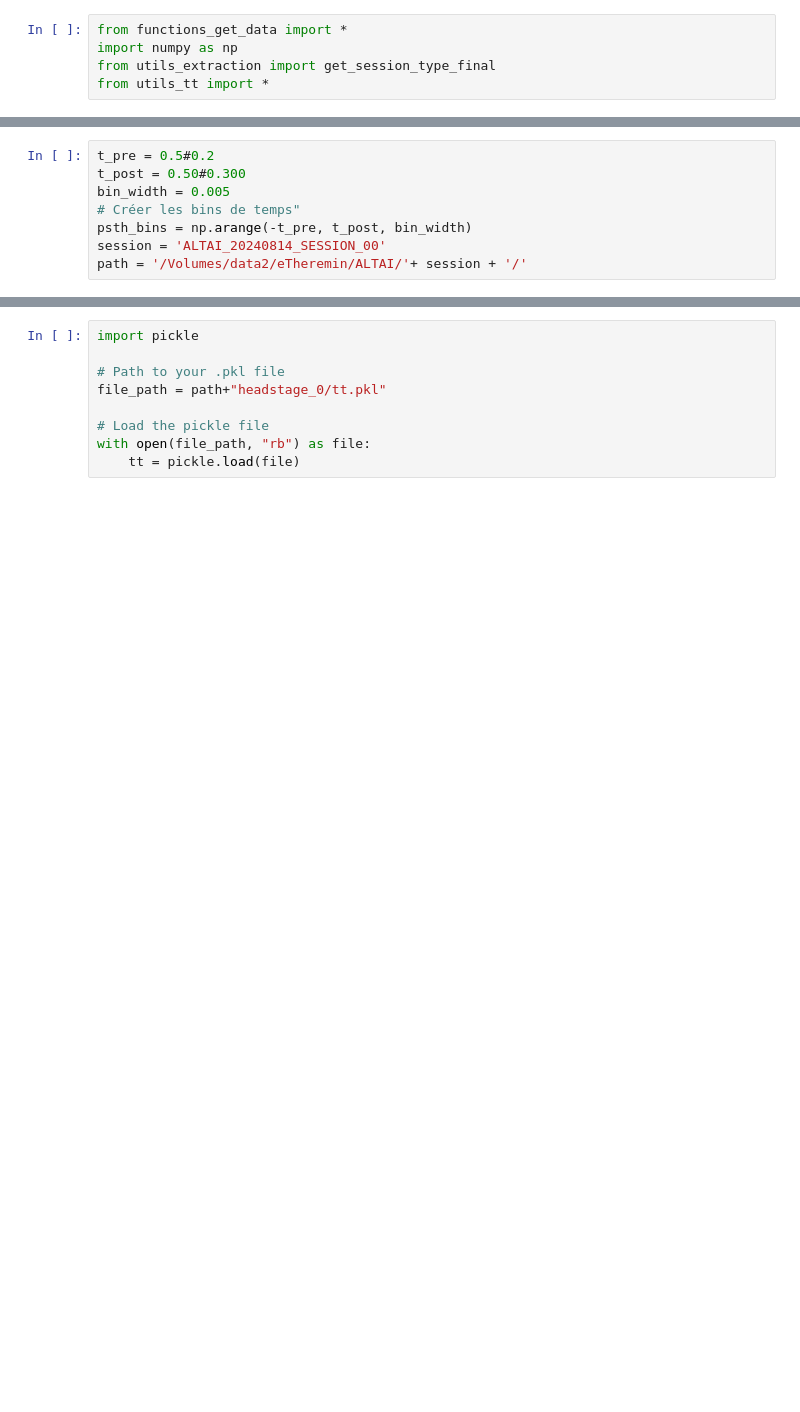
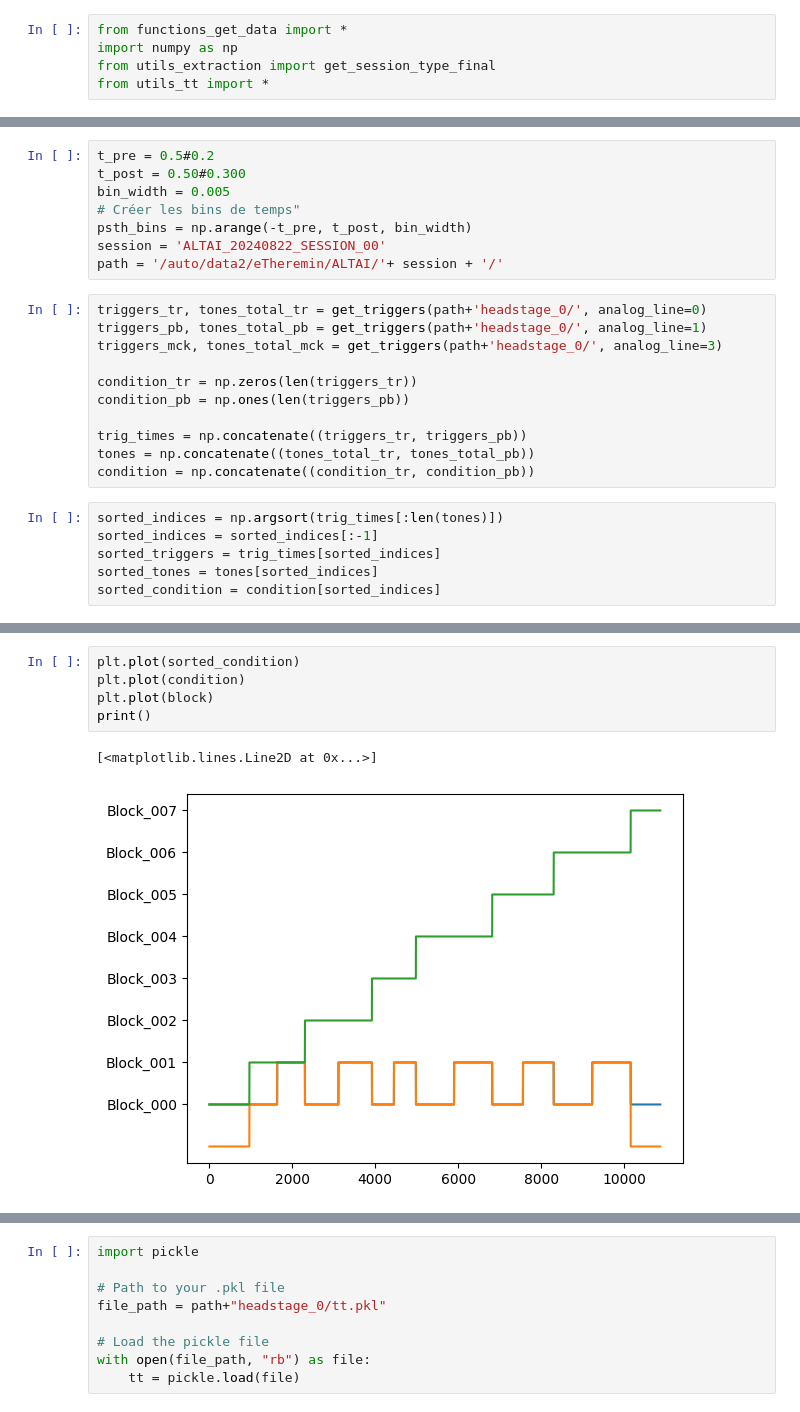
Before and after one commit to felicielevinton/extraction, a Jupyter notebook: test_new_psth.ipynb, the cells around one changed output, grey strips where cells are left out. Cells and saved outputs as stored; diff of their text form; blank space fills up the shorter version.

```diff
--- a/test_new_psth.ipynb
+++ b/test_new_psth.ipynb
@@ -15,5 +50,22 @@ t_post = 0.50#0.300
 bin_width = 0.005
 # Créer les bins de temps"
 psth_bins = np.arange(-t_pre, t_post, bin_width)
-session = 'ALTAI_20240814_SESSION_00'
-path = '/Volumes/data2/eTheremin/ALTAI/'+ session + '/'
+session = 'ALTAI_20240822_SESSION_00'
+path = '/auto/data2/eTheremin/ALTAI/'+ session + '/'
+# %%
+triggers_tr, tones_total_tr = get_triggers(path+'headstage_0/', analog_line=0)
+triggers_pb, tones_total_pb = get_triggers(path+'headstage_0/', analog_line=1)
+triggers_mck, tones_total_mck = get_triggers(path+'headstage_0/', analog_line=3)
+
+condition_tr = np.zeros(len(triggers_tr))
+condition_pb = np.ones(len(triggers_pb))
+
+trig_times = np.concatenate((triggers_tr, triggers_pb))
+tones = np.concatenate((tones_total_tr, tones_total_pb))
+condition = np.concatenate((condition_tr, condition_pb))
+# %%
+sorted_indices = np.argsort(trig_times[:len(tones)])
+sorted_indices = sorted_indices[:-1]
+sorted_triggers = trig_times[sorted_indices]
+sorted_tones = tones[sorted_indices]
+sorted_condition = condition[sorted_indices]
@@ -19,0 +110,8 @@ path = '/Volumes/data2/eTheremin/ALTAI/'+ session + '/'
+# %%
+plt.plot(sorted_condition)
+plt.plot(condition)
+plt.plot(block)
+print()
+# %% [output]
+[<matplotlib.lines.Line2D at 0x...>]
+[figure, added]
```
Also changed, not shown: parts of 15 cells of this notebook, 6 other files.
